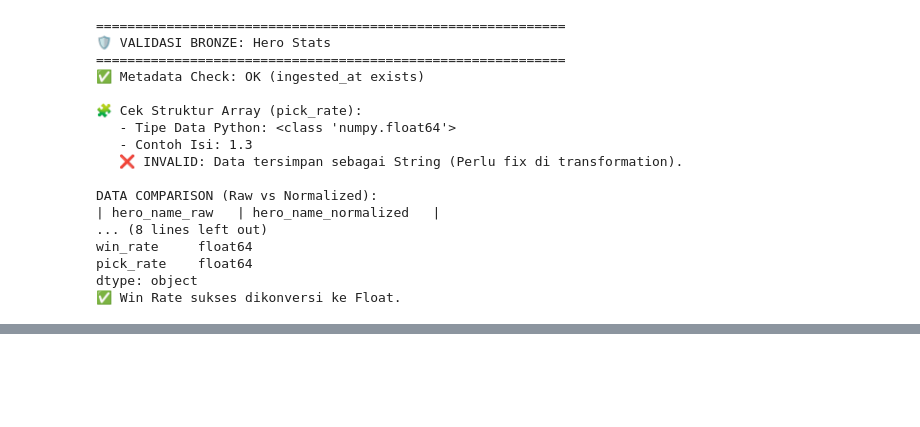
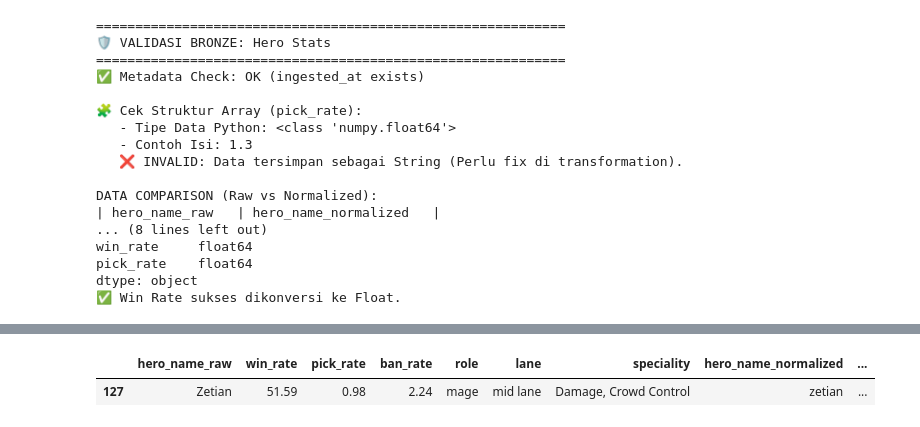
Before and after one commit to akhmadCh/mobile-legends-draft-assistant, a Jupyter notebook: notebooks/2_bronze_validation.ipynb, the cells around one changed output, grey strips where cells are left out. Drawn from its saved outputs; the diff is of its cells as text; code cells hidden in the pictures; blank space fills up the shorter version.

```diff
--- a/notebooks/2_bronze_validation.ipynb
+++ b/notebooks/2_bronze_validation.ipynb
@@ -197,0 +198,5 @@ DATA COMPARISON (Raw vs Normalized):
+# %%
+df_stats[df_stats['hero_name_normalized'] == 'zetian']
+# %% [output]
+|  | hero_name_raw | win_rate | pick_rate | ban_rate | role | lane | speciality | hero_name_normalized | ... |
+| 127 | Zetian | 51.59 | 0.98 | 2.24 | mage | mid lane | Damage, Crowd Control | zetian | ... |
```
Also changed, not shown: parts of 5 cells of this notebook, 11 other files.
